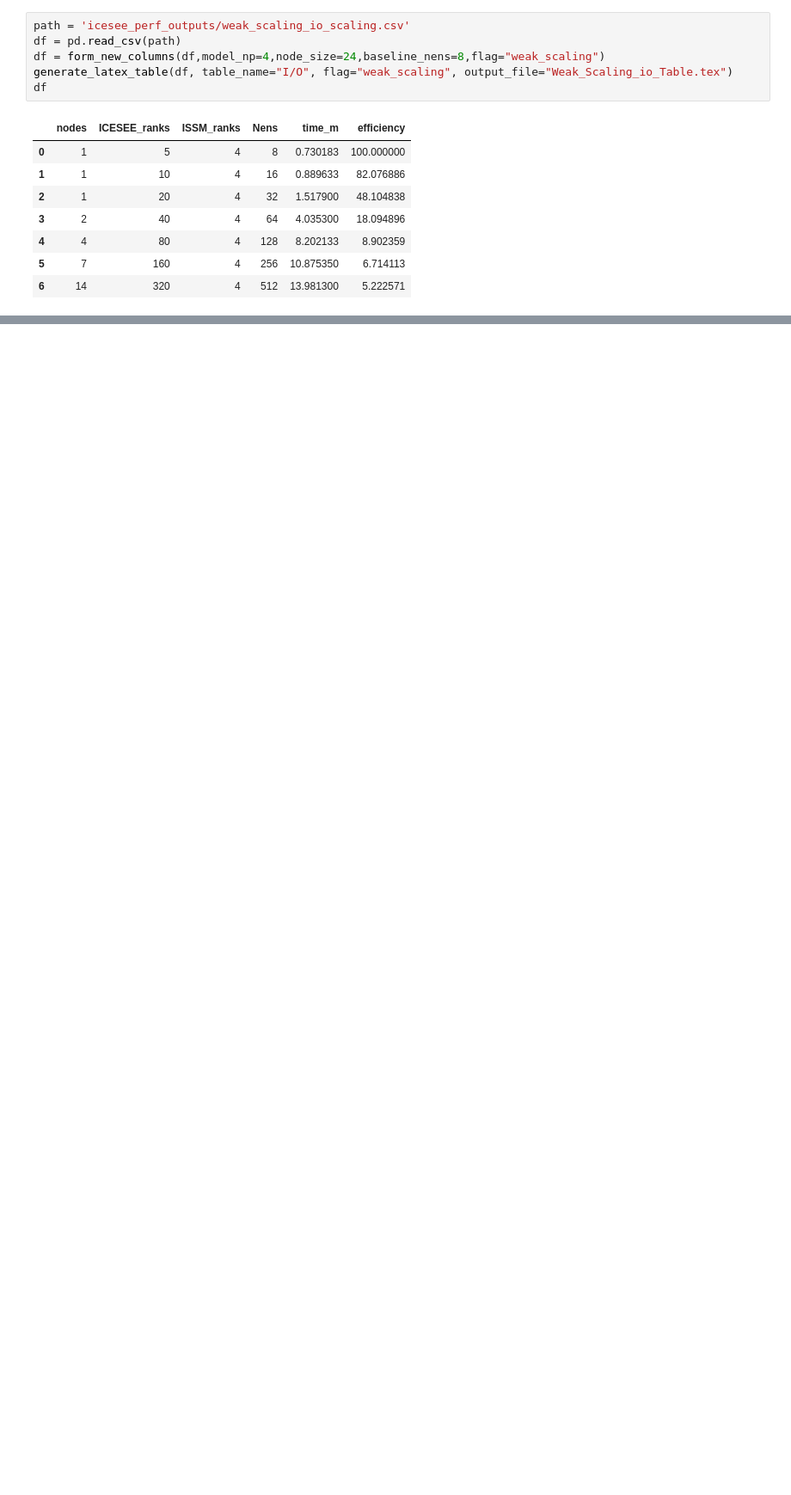
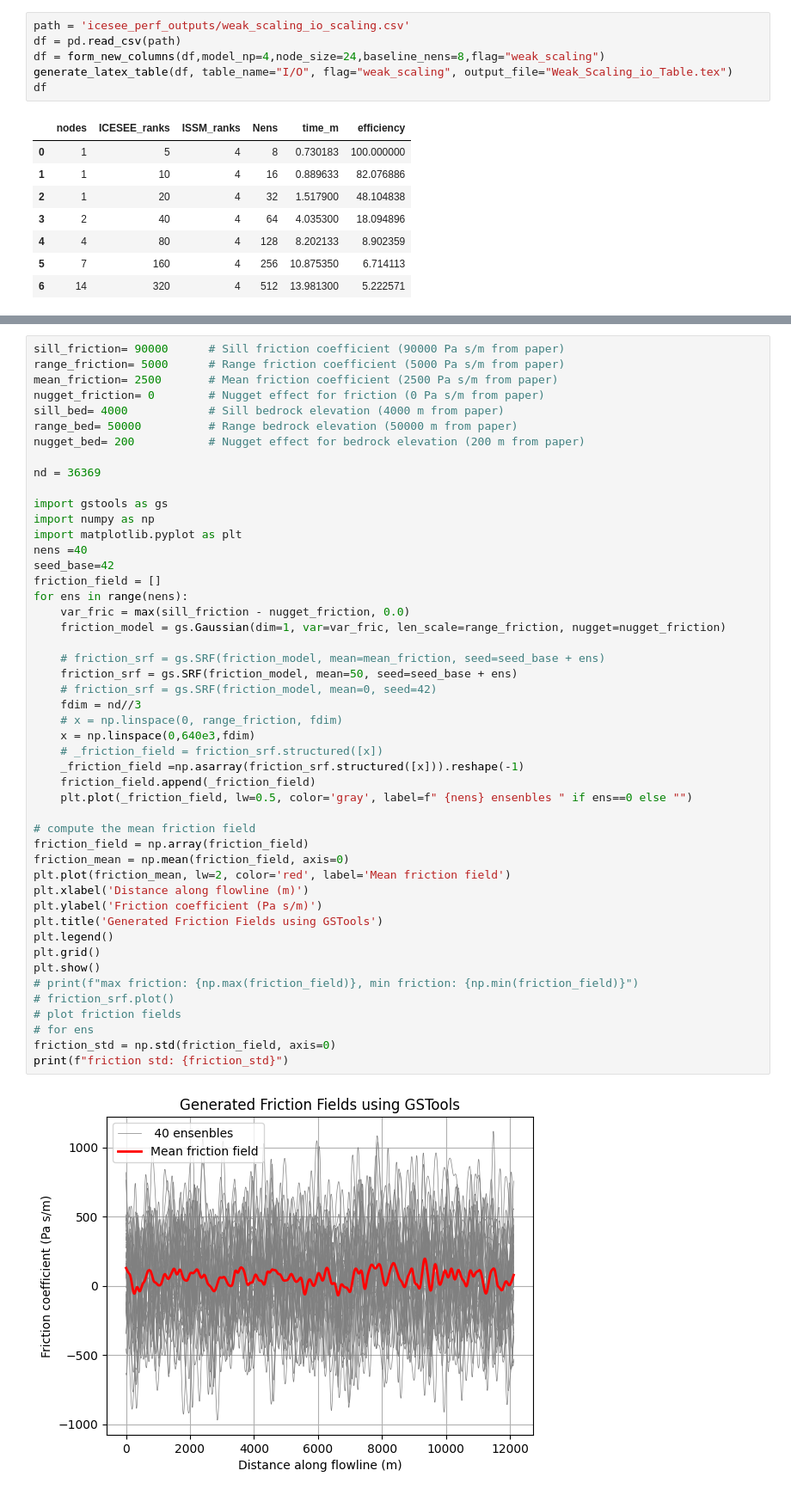
Before and after one commit to ICESEE-project/ICESEE, a Jupyter notebook: applications/issm_model/examples/ISMIP_Choi/plot_scaling.ipynb, the cells around one changed output, grey strips where cells are left out. Shown: that part at 86% size. Saved outputs shown, nothing was run; the diff lists cells and outputs as text; blank space fills up the shorter version.

```diff
--- a/applications/issm_model/examples/ISMIP_Choi/plot_scaling.ipynb
+++ b/applications/issm_model/examples/ISMIP_Choi/plot_scaling.ipynb
@@ -345,0 +347,50 @@ KeyboardInterrupt:
+# %%
+sill_friction= 90000      # Sill friction coefficient (90000 Pa s/m from paper)
+range_friction= 5000      # Range friction coefficient (5000 Pa s/m from paper)
+mean_friction= 2500       # Mean friction coefficient (2500 Pa s/m from paper)
+nugget_friction= 0        # Nugget effect for friction (0 Pa s/m from paper)
+sill_bed= 4000            # Sill bedrock elevation (4000 m from paper)
+range_bed= 50000          # Range bedrock elevation (50000 m from paper)
+nugget_bed= 200           # Nugget effect for bedrock elevation (200 m from paper)
+
+nd = 36369
+
+import gstools as gs
+import numpy as np
+import matplotlib.pyplot as plt
+nens =40
+seed_base=42
+friction_field = []
+for ens in range(nens):
+    var_fric = max(sill_friction - nugget_friction, 0.0)
+    friction_model = gs.Gaussian(dim=1, var=var_fric, len_scale=range_friction, nugget=nugget_friction)
+
+    # friction_srf = gs.SRF(friction_model, mean=mean_friction, seed=seed_base + ens)
+    friction_srf = gs.SRF(friction_model, mean=50, seed=seed_base + ens)
+    # friction_srf = gs.SRF(friction_model, mean=0, seed=42)
+    fdim = nd//3
+    # x = np.linspace(0, range_friction, fdim)
+    x = np.linspace(0,640e3,fdim)
+    # _friction_field = friction_srf.structured([x])
+    _friction_field =np.asarray(friction_srf.structured([x])).reshape(-1)
+    friction_field.append(_friction_field)
+    plt.plot(_friction_field, lw=0.5, color='gray', label=f" {nens} ensenbles " if ens==0 else "")
+
+# compute the mean friction field
+friction_field = np.array(friction_field)
+friction_mean = np.mean(friction_field, axis=0)
+plt.plot(friction_mean, lw=2, color='red', label='Mean friction field')
+plt.xlabel('Distance along flowline (m)')
+plt.ylabel('Friction coefficient (Pa s/m)')
+plt.title('Generated Friction Fields using GSTools')
+plt.legend()
+plt.grid()
+plt.show()
+# print(f"max friction: {np.max(friction_field)}, min friction: {np.min(friction_field)}")
+# friction_srf.plot()
+# plot friction fields
+# for ens
+friction_std = np.std(friction_field, axis=0)
+print(f"friction std: {friction_std}")
+# %% [output]
+[figure, added]
```
Also changed, not shown: parts of 7 cells of this notebook, 4 other files.
